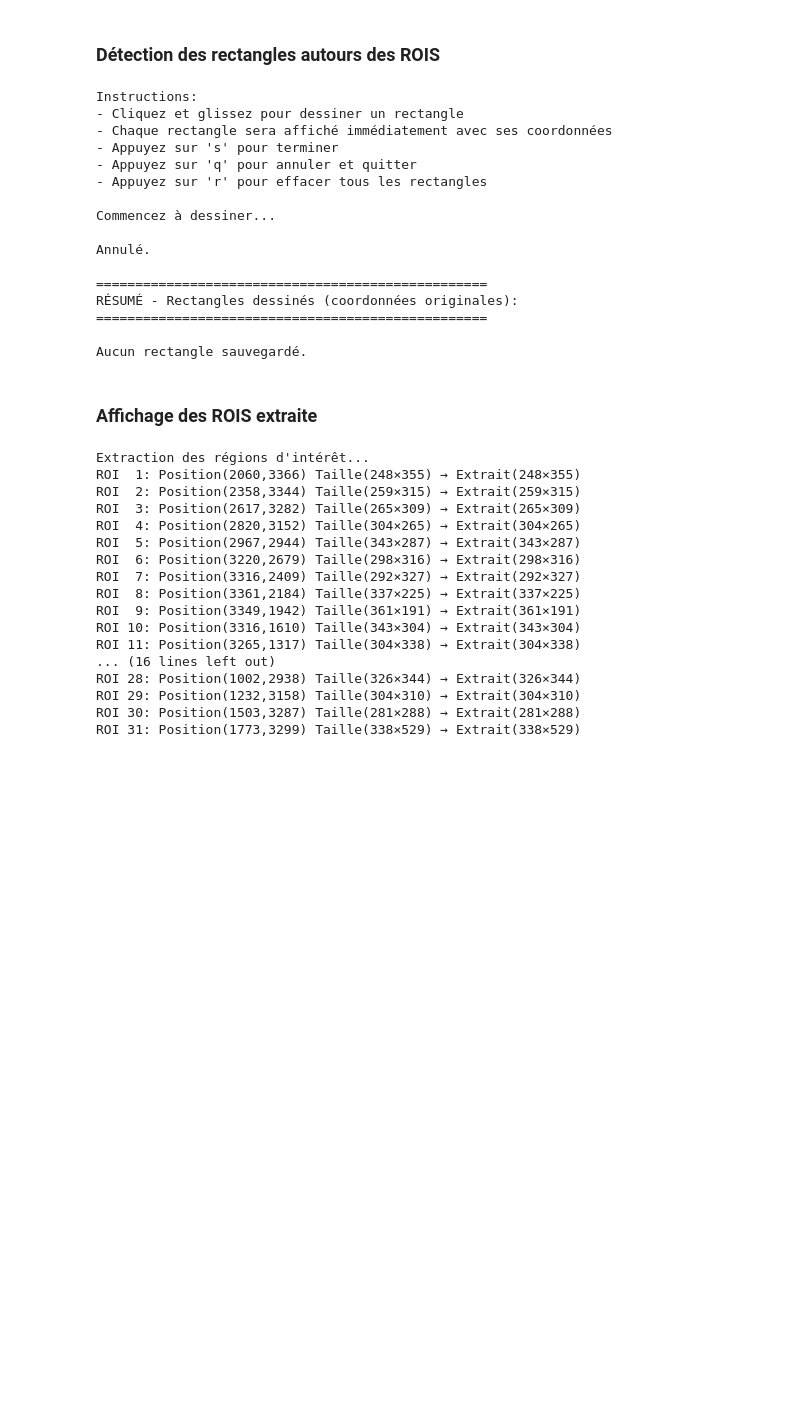
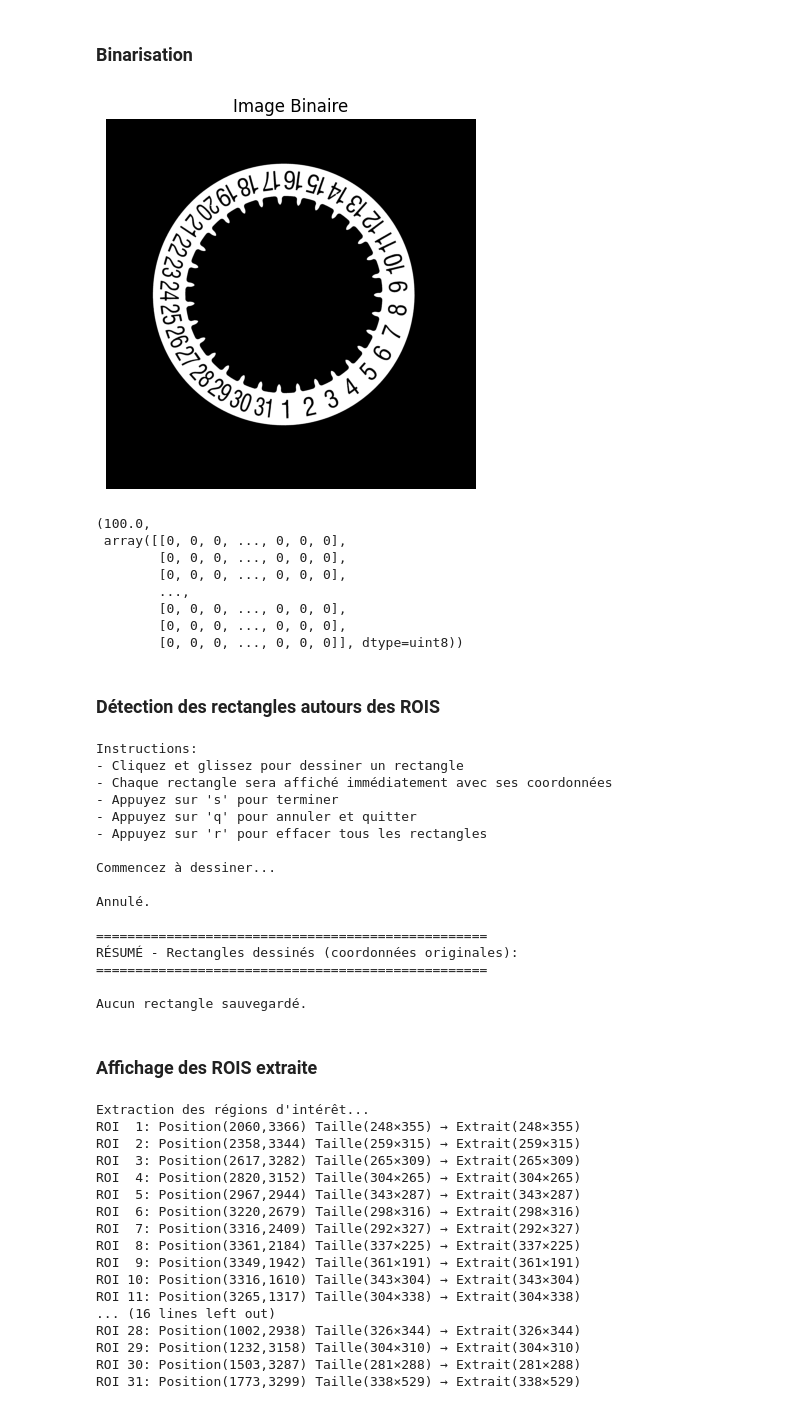
Before and after one commit to Pierre00012/Comformit-_d-calque_projet_ML, a Jupyter notebook: capture_des_rois.ipynb, the cells around one changed output. Saved outputs shown, nothing was run; the diff lists cells and outputs as text; code cells hidden in the pictures; blank space fills up the shorter version.

```diff
--- a/capture_des_rois.ipynb
+++ b/capture_des_rois.ipynb
@@ -1,3 +1,40 @@
+# %% [markdown]
+### Binarisation
+# %%
+import cv2
+import numpy as np
+import matplotlib.pyplot as plt
+
+#binarisé l'image
+def binarize_image(image_path, threshold=100):
+    # Charger l'image en niveaux de gris
+    image = cv2.imread(image_path, cv2.IMREAD_GRAYSCALE)
+
+    if image is None:
+        raise ValueError("L'image n'a pas pu être chargée. Vérifiez le chemin du fichier.")
+
+    # Appliquer le seuillage pour binariser l'image
+    binary_image = cv2.threshold(image, threshold, 255, cv2.THRESH_BINARY)
+
+    # Afficher l'image binaire jupiter
+    plt.imshow(binary_image[1], cmap='gray')
+    plt.title('Image Binaire')
+    plt.axis('off')
+    plt.show()
+    return binary_image
+
+# Exemple d'utilisation
+binarize_image('data/clean_image/30mm_BonW_7.jpg', threshold=100)
+# %% [output]
+[figure, added]
+(100.0,
+ array([[0, 0, 0, ..., 0, 0, 0],
+        [0, 0, 0, ..., 0, 0, 0],
+        [0, 0, 0, ..., 0, 0, 0],
+        ...,
+        [0, 0, 0, ..., 0, 0, 0],
+        [0, 0, 0, ..., 0, 0, 0],
+        [0, 0, 0, ..., 0, 0, 0]], dtype=uint8))
 # %% [markdown]
 ### Détection des rectangles autours des ROIS
 # %%
```
Also changed, not shown: parts of 4 cells of this notebook, 5 other files.
